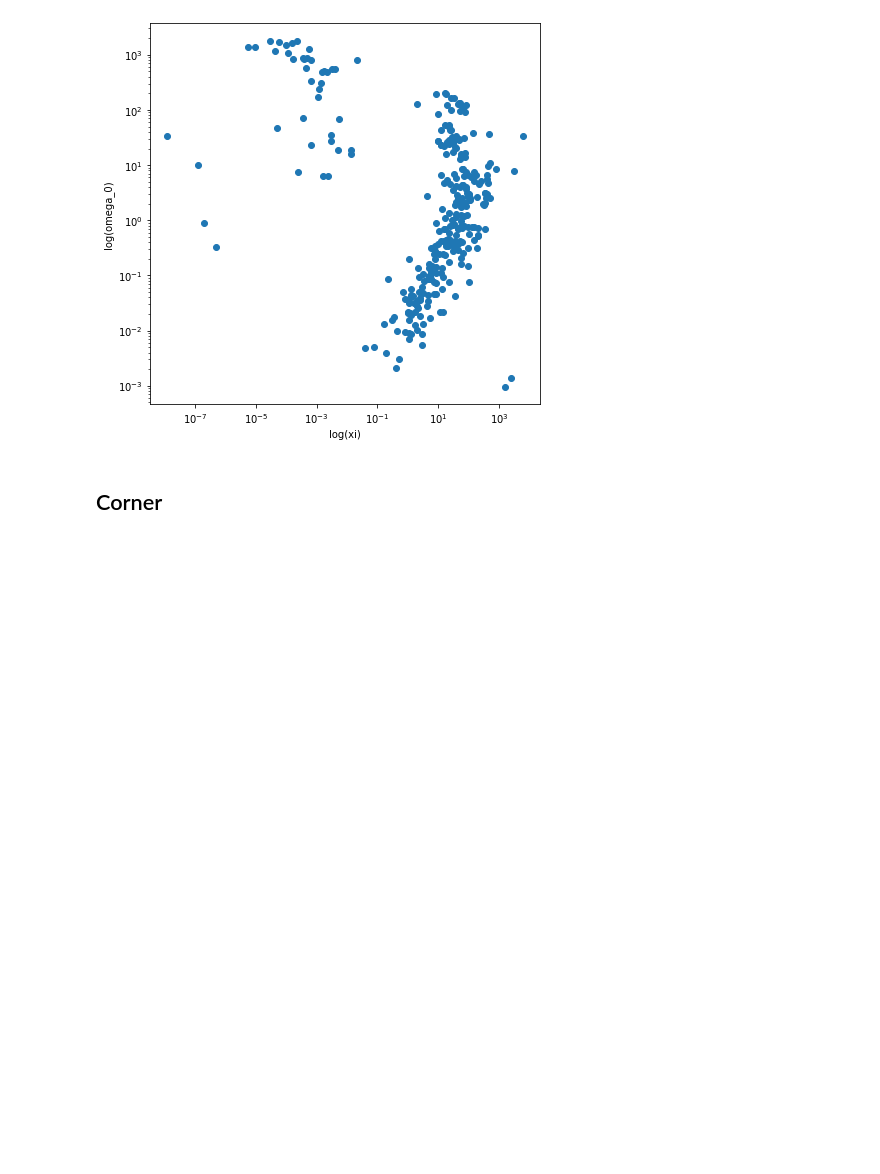
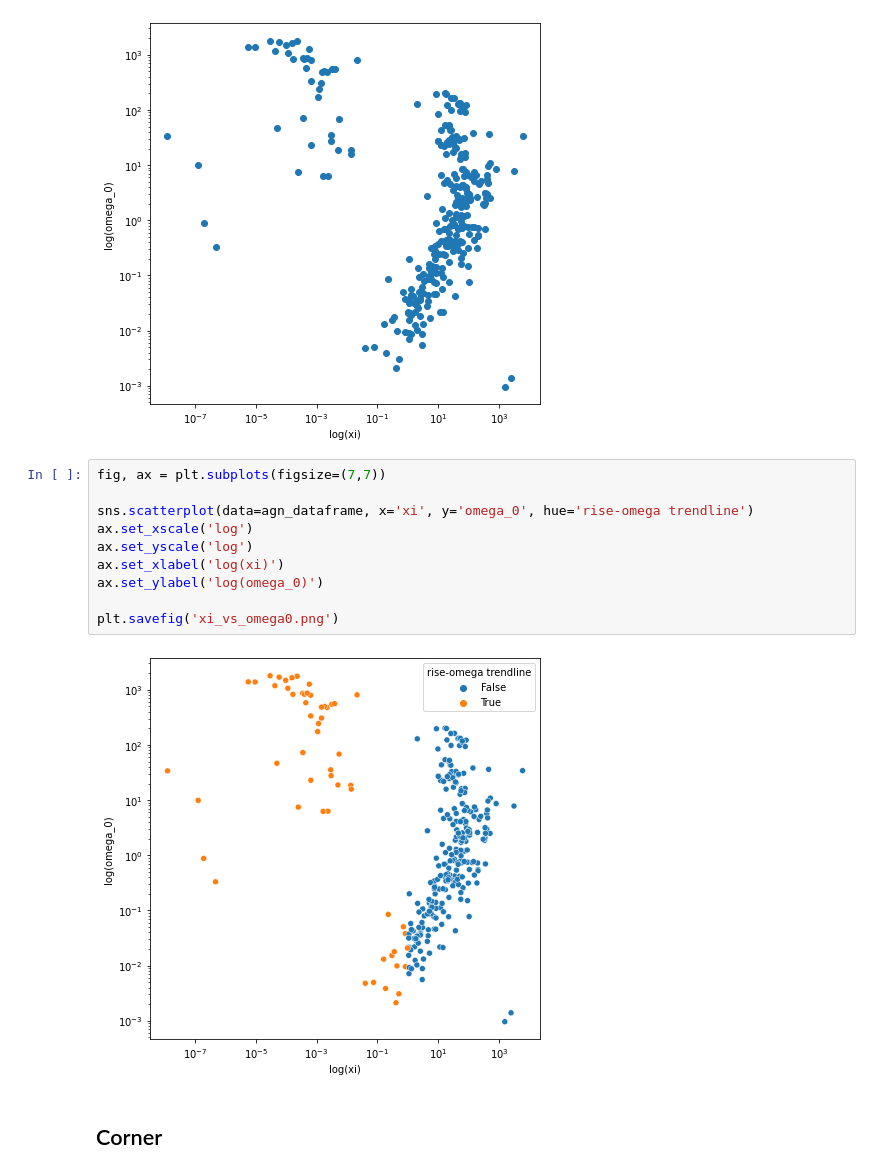
Before and after one commit to TrickyArmyMan/astro-research, a Jupyter notebook: JupyterLab/agn_figures.ipynb, the cells around one changed output. Cells and saved outputs as stored; diff of their text form; blank space fills up the shorter version.

Commit message:
created plot of trendline with xi vs omega0

```diff
--- a/JupyterLab/agn_figures.ipynb
+++ b/JupyterLab/agn_figures.ipynb
@@ -675,6 +675,18 @@ ax.set_ylabel('log(omega_0)')
 plt.savefig('xi_vs_omega_0.png')
 # %% [output]
 [figure]
+# %%
+fig, ax = plt.subplots(figsize=(7,7))
+
+sns.scatterplot(data=agn_dataframe, x='xi', y='omega_0', hue='rise-omega trendline')
+ax.set_xscale('log')
+ax.set_yscale('log')
+ax.set_xlabel('log(xi)')
+ax.set_ylabel('log(omega_0)')
+
+plt.savefig('xi_vs_omega0.png')
+# %% [output]
+[figure, added]
 # %% [markdown]
 ## Corner
 # %%
```
Also changed, not shown: 1 other file.
